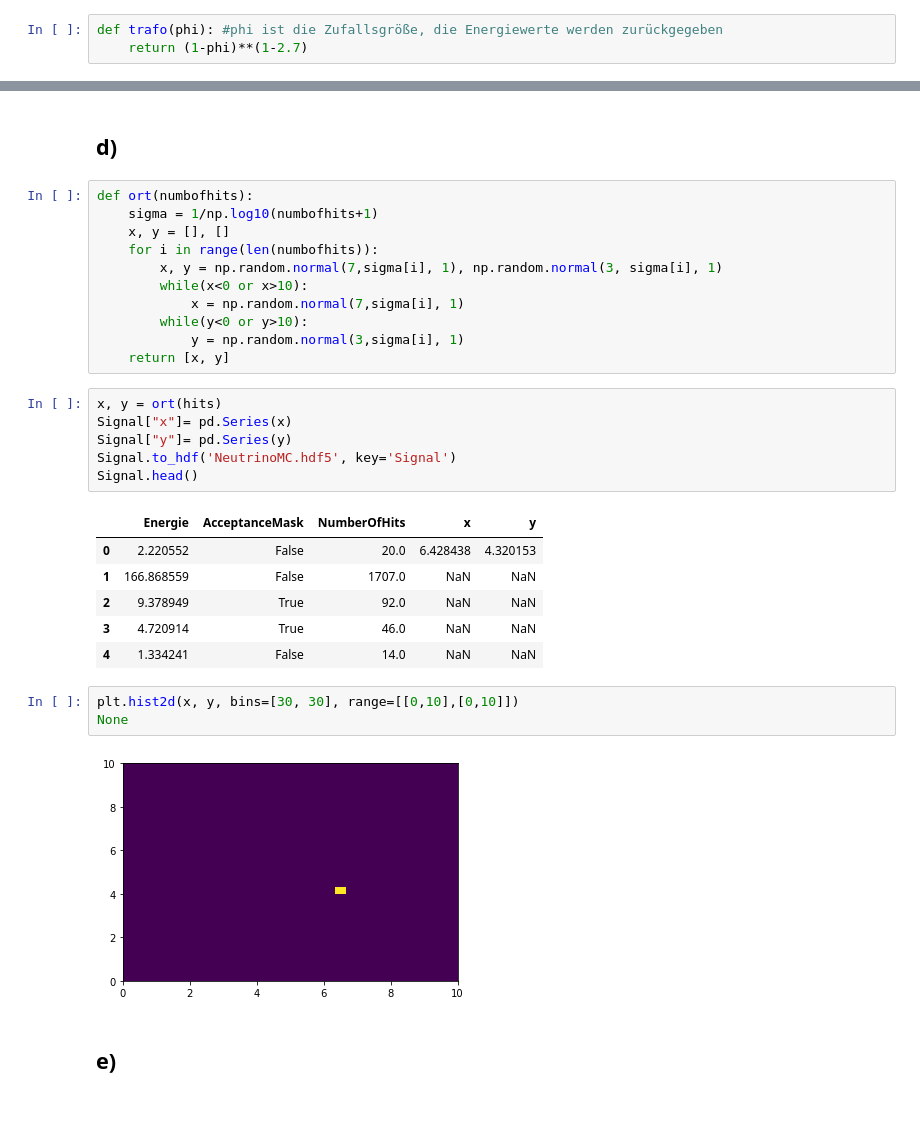
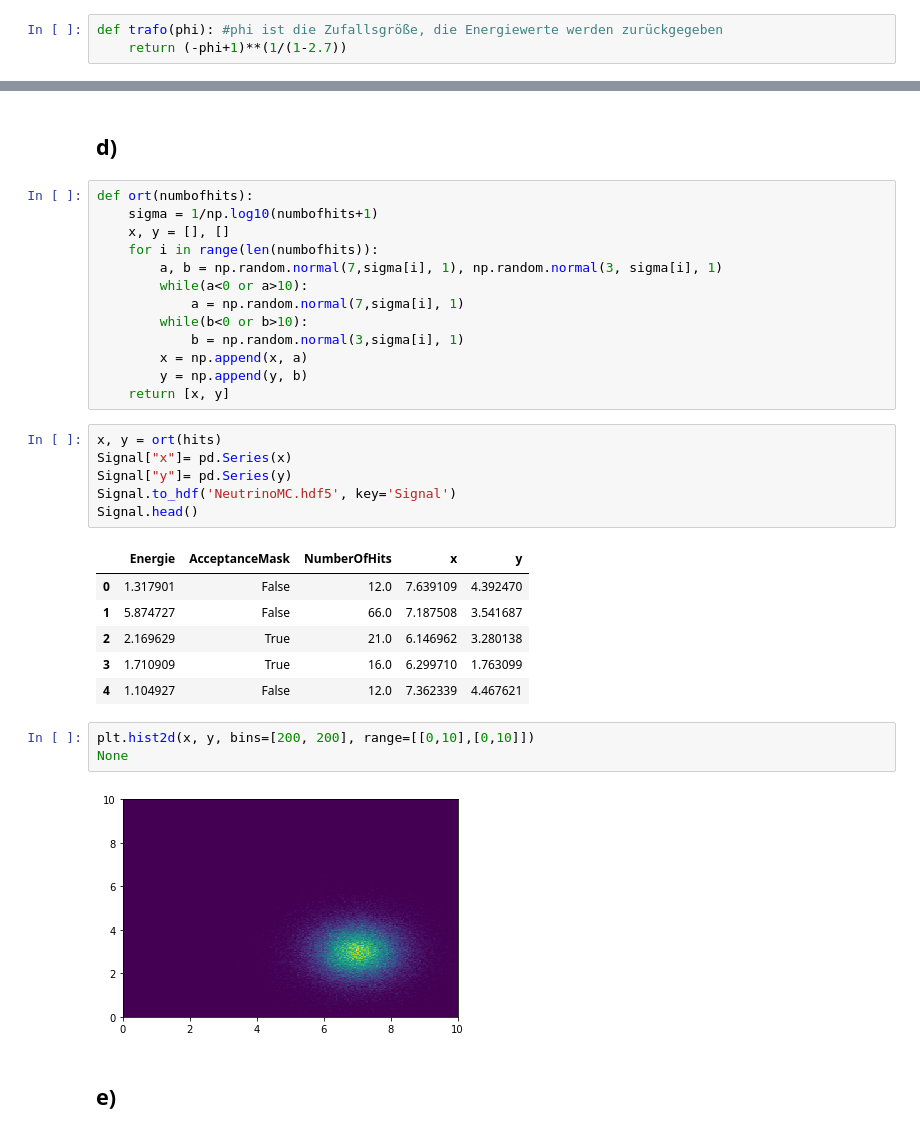
Before and after one commit to jpwgnr/SMD_Abgaben, a Jupyter notebook: Blatt4_Schubert_Herdieckerhoff_Overhoff/Blatt4.ipynb, the cells around one changed output, grey strips where cells are left out. Saved outputs shown, nothing was run; the diff lists cells and outputs as text.

```diff
--- a/Blatt4_Schubert_Herdieckerhoff_Overhoff/Blatt4.ipynb
+++ b/Blatt4_Schubert_Herdieckerhoff_Overhoff/Blatt4.ipynb
@@ -41,7 +41,7 @@ E\,(\Phi) = \left(-\Phi + 1\right)^{\,\gamma - 1}. \\
 \end{align*}
 # %%
 def trafo(phi): #phi ist die Zufallsgröße, die Energiewerte werden zurückgegeben
-    return (1-phi)**(1-2.7)
+    return (-phi+1)**(1/(1-2.7))
 # %%
 phi = np.random.uniform(0,1,10**5) #erzeugen von 10^5 Zufallszahlen zwischen 0 und 1
 energie = trafo(phi) # Energiewerte
@@ -108,11 +108,13 @@ def ort(numbofhits):
     sigma = 1/np.log10(numbofhits+1)
     x, y = [], []
     for i in range(len(numbofhits)):
-        x, y = np.random.normal(7,sigma[i], 1), np.random.normal(3, sigma[i], 1)
-        while(x<0 or x>10):
-            x = np.random.normal(7,sigma[i], 1)
-        while(y<0 or y>10):
-            y = np.random.normal(3,sigma[i], 1)
+        a, b = np.random.normal(7,sigma[i], 1), np.random.normal(3, sigma[i], 1)
+        while(a<0 or a>10):
+            a = np.random.normal(7,sigma[i], 1)
+        while(b<0 or b>10):
+            b = np.random.normal(3,sigma[i], 1)
+        x = np.append(x, a)
+        y = np.append(y, b)
     return [x, y]
 # %%
 x, y = ort(hits)
@@ -122,16 +124,16 @@ Signal.to_hdf('NeutrinoMC.hdf5', key='Signal')
 Signal.head()
 # %% [output]
 |  | Energie | AcceptanceMask | NumberOfHits | x | y |
-| 0 | 2.220552 | False | 20.0 | 6.428438 | 4.320153 |
-| 1 | 166.868559 | False | 1707.0 | NaN | NaN |
-| 2 | 9.378949 | True | 92.0 | NaN | NaN |
-| 3 | 4.720914 | True | 46.0 | NaN | NaN |
-| 4 | 1.334241 | False | 14.0 | NaN | NaN |
+| 0 | 1.317901 | False | 12.0 | 7.639109 | 4.392470 |
+| 1 | 5.874727 | False | 66.0 | 7.187508 | 3.541687 |
+| 2 | 2.169629 | True | 21.0 | 6.146962 | 3.280138 |
+| 3 | 1.710909 | True | 16.0 | 6.299710 | 1.763099 |
+| 4 | 1.104927 | False | 12.0 | 7.362339 | 4.467621 |
 # %%
-plt.hist2d(x, y, bins=[30, 30], range=[[0,10],[0,10]])
+plt.hist2d(x, y, bins=[200, 200], range=[[0,10],[0,10]])
 None
 # %% [output]
-[figure, old version]
+[figure, new version]
 # %% [markdown]
 ## e)
 # %%
```
Also changed, not shown: parts of 4 cells of this notebook.
